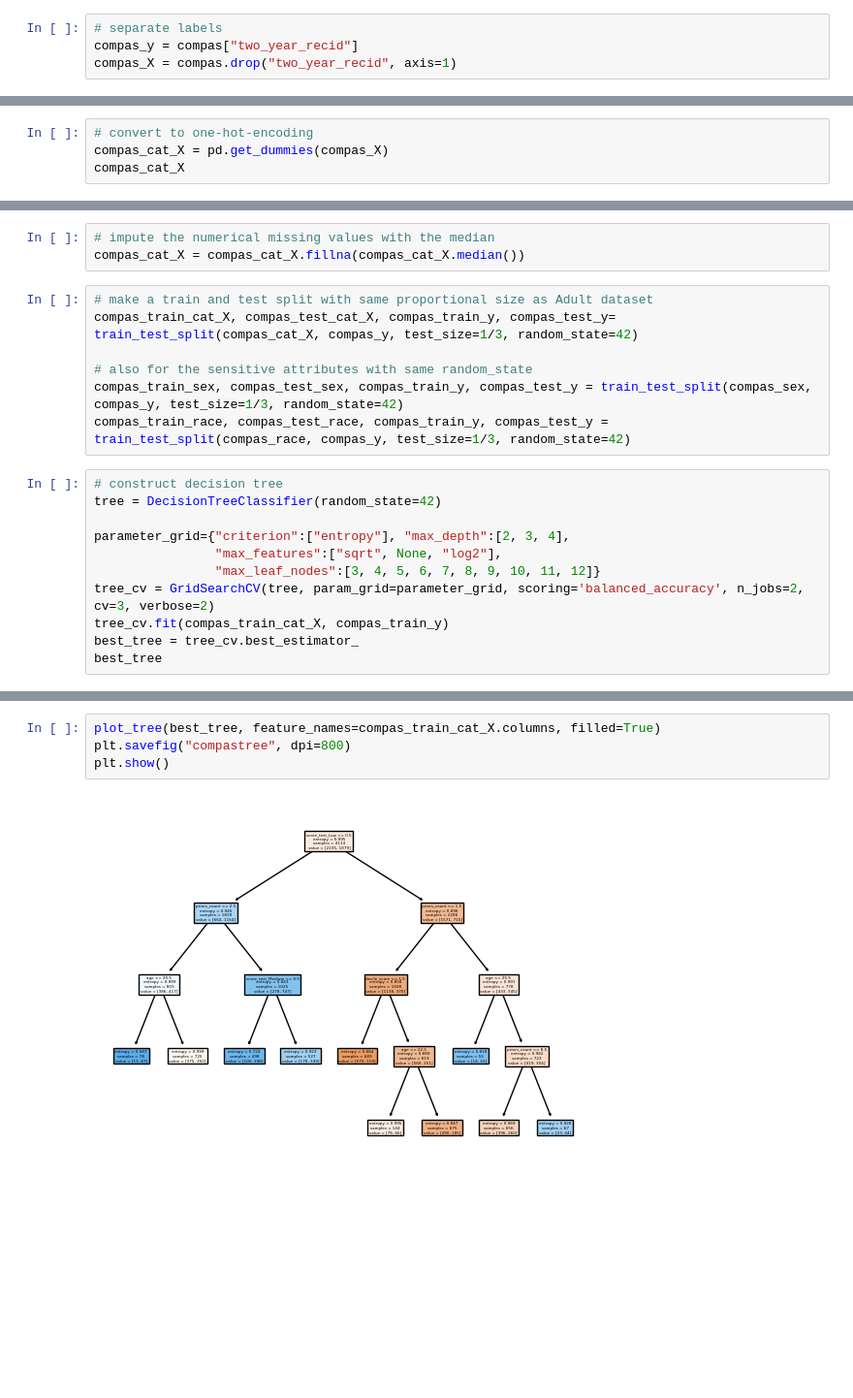
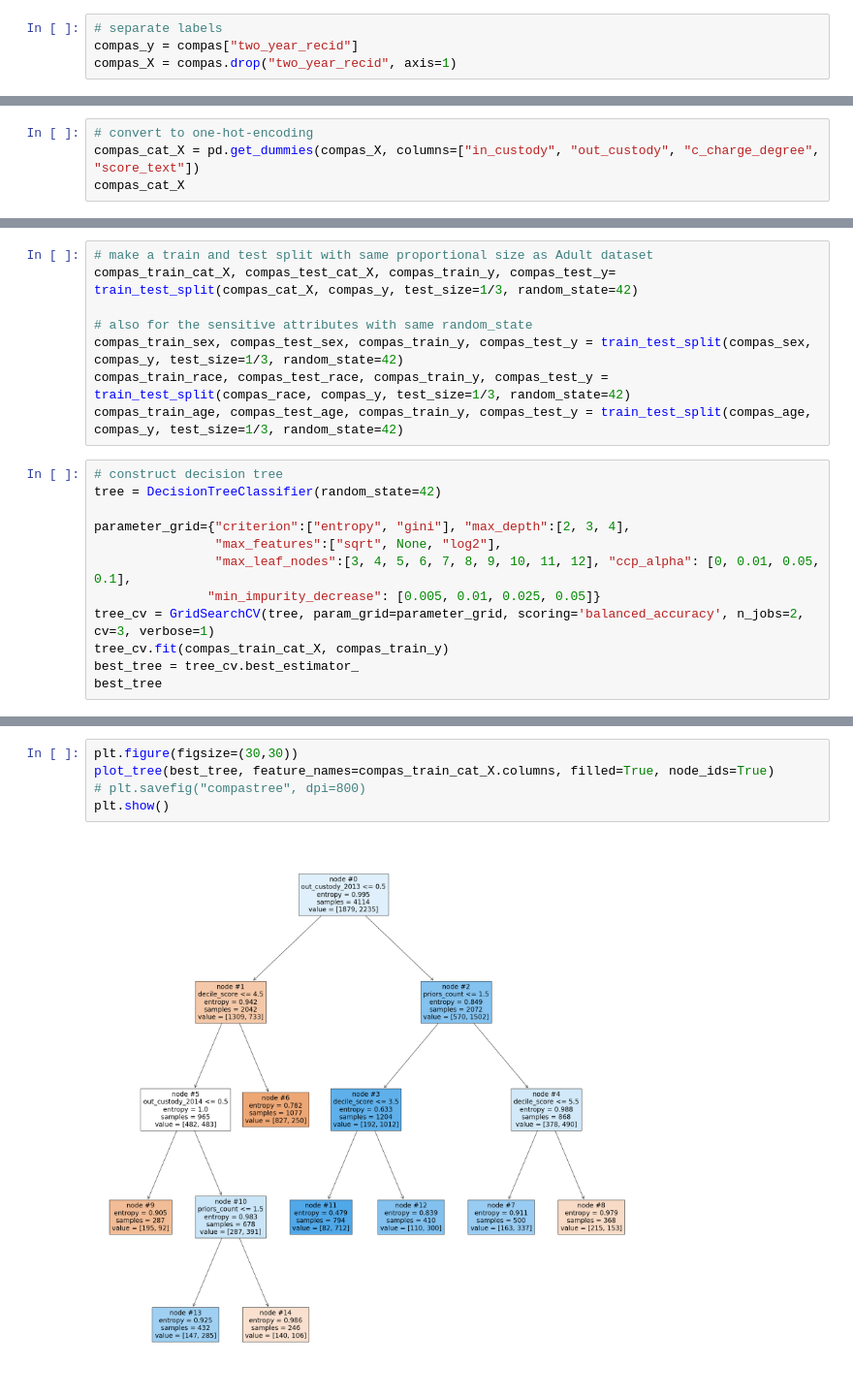
Before and after one commit to uknowwho/pafer, a Jupyter notebook: pafer-compas-other.ipynb, the cells around one changed output, grey strips where cells are left out. Shown at 97% size. Cells and saved outputs as stored; diff of their text form; blank space fills up the shorter version.

Commit message:
added german notebook and fixed tree construction

```diff
--- a/pafer-compas-other.ipynb
+++ b/pafer-compas-other.ipynb
@@ -70,5 +81,5 @@ compas_X = compas_X.drop(["race", "sex"], axis=1)
 # %%
 # convert to one-hot-encoding
-compas_cat_X = pd.get_dummies(compas_X)
+compas_cat_X = pd.get_dummies(compas_X, columns=["in_custody", "out_custody", "c_charge_degree", "score_text"])
 compas_cat_X
 # %% [output]
@@ -88,6 +99,3 @@ compas_cat_X
-# %%
-# impute the numerical missing values with the median
-compas_cat_X = compas_cat_X.fillna(compas_cat_X.median())
 # %%
 # make a train and test split with same proportional size as Adult dataset
 compas_train_cat_X, compas_test_cat_X, compas_train_y, compas_test_y= train_test_split(compas_cat_X, compas_y, test_size=1/3, random_state=42)
@@ -95,14 +103,16 @@ compas_train_cat_X, compas_test_cat_X, compas_train_y, compas_test_y= train_test
 # also for the sensitive attributes with same random_state
 compas_train_sex, compas_test_sex, compas_train_y, compas_test_y = train_test_split(compas_sex, compas_y, test_size=1/3, random_state=42)
 compas_train_race, compas_test_race, compas_train_y, compas_test_y = train_test_split(compas_race, compas_y, test_size=1/3, random_state=42)
+compas_train_age, compas_test_age, compas_train_y, compas_test_y = train_test_split(compas_age, compas_y, test_size=1/3, random_state=42)
 # %%
 # construct decision tree
 tree = DecisionTreeClassifier(random_state=42)
 
-parameter_grid={"criterion":["entropy"], "max_depth":[2, 3, 4],
+parameter_grid={"criterion":["entropy", "gini"], "max_depth":[2, 3, 4],
                 "max_features":["sqrt", None, "log2"],
-                "max_leaf_nodes":[3, 4, 5, 6, 7, 8, 9, 10, 11, 12]}
-tree_cv = GridSearchCV(tree, param_grid=parameter_grid, scoring='balanced_accuracy', n_jobs=2, cv=3, verbose=2)
+                "max_leaf_nodes":[3, 4, 5, 6, 7, 8, 9, 10, 11, 12], "ccp_alpha": [0, 0.01, 0.05, 0.1],
+               "min_impurity_decrease": [0.005, 0.01, 0.025, 0.05]}
+tree_cv = GridSearchCV(tree, param_grid=parameter_grid, scoring='balanced_accuracy', n_jobs=2, cv=3, verbose=1)
 tree_cv.fit(compas_train_cat_X, compas_train_y)
 best_tree = tree_cv.best_estimator_
 best_tree
@@ -151,6 +162,7 @@ print(export_text(best_tree, feature_names=column_names))
 # %%
-plot_tree(best_tree, feature_names=compas_train_cat_X.columns, filled=True)
-plt.savefig("compastree", dpi=800)
+plt.figure(figsize=(30,30))
+plot_tree(best_tree, feature_names=compas_train_cat_X.columns, filled=True, node_ids=True)
+# plt.savefig("compastree", dpi=800)
 plt.show()
 # %% [output]
-[figure, old version]
+[figure, new version]
```
Also changed, not shown: parts of 35 cells of this notebook, 7 other files.
